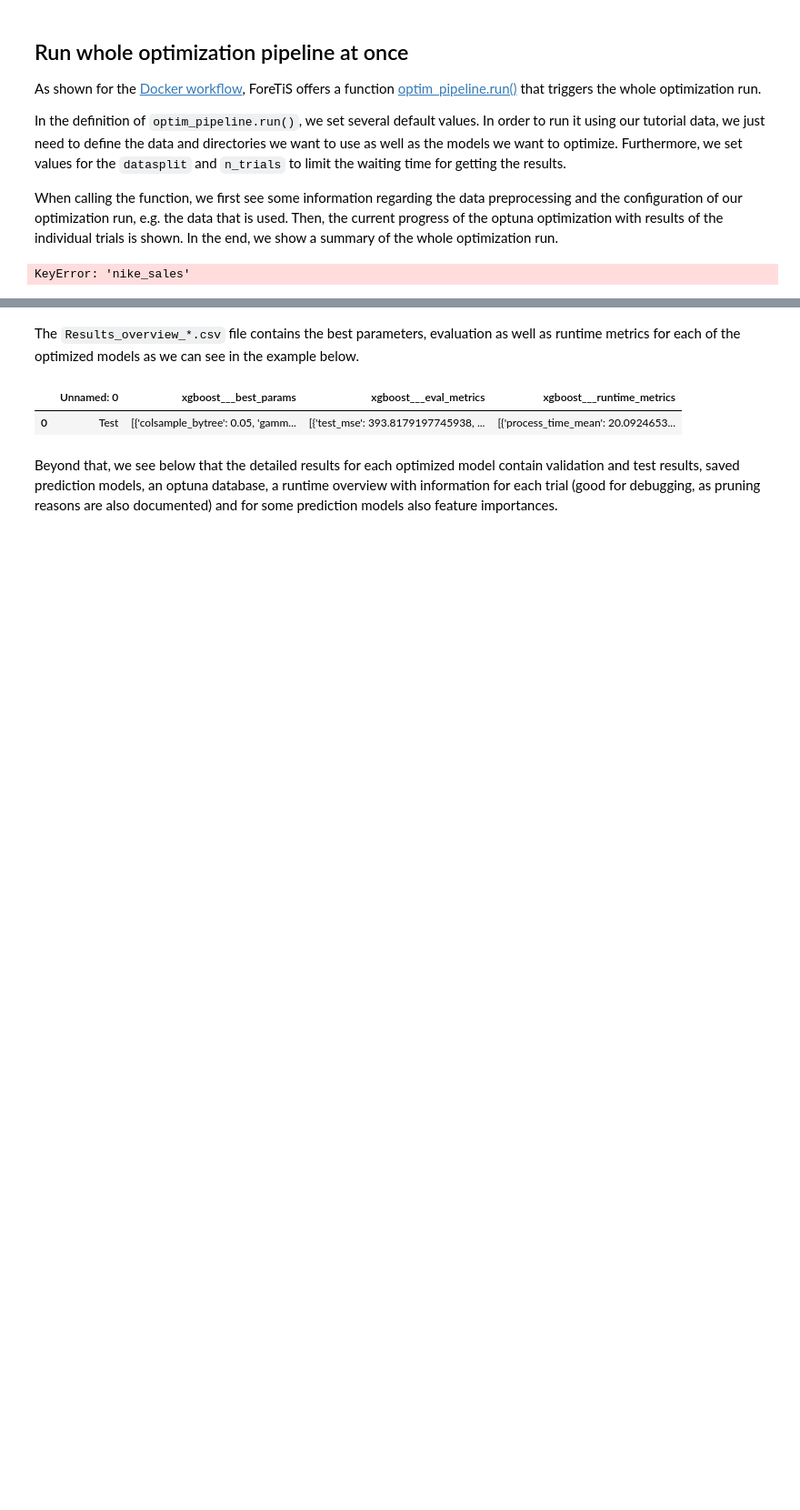
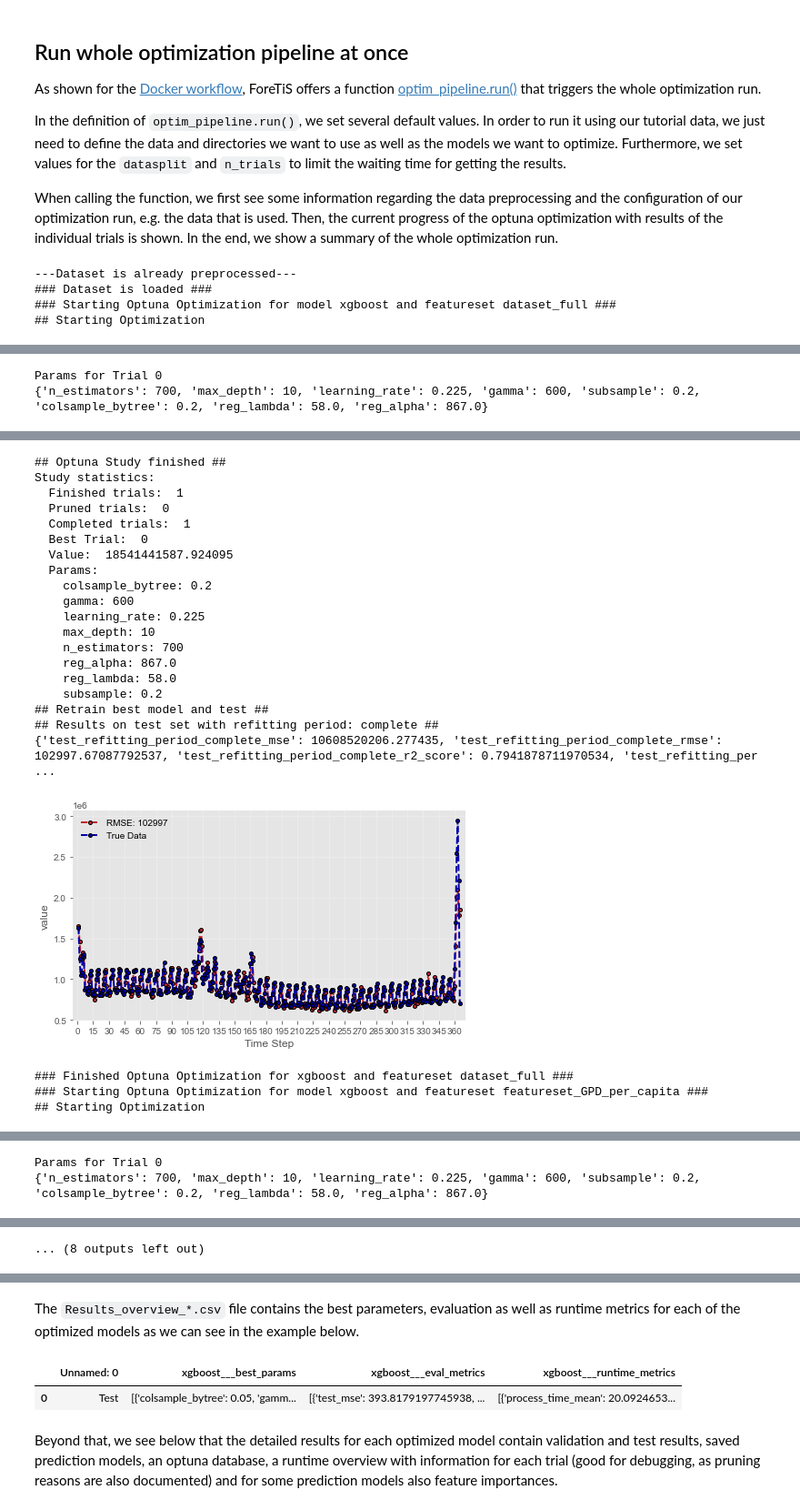
Before and after one commit to grimmlab/ForeTiS, a Jupyter notebook: docs/source/tutorials/HowTo Use ForeTiS as a pip package.ipynb, the cells around one changed output, grey strips where cells are left out. Shown at 91% size. Cells and saved outputs as stored; diff of their text form; code cells hidden in the pictures; blank space fills up the shorter version.

```diff
--- a/docs/source/tutorials/HowTo Use ForeTiS as a pip package.ipynb
+++ b/docs/source/tutorials/HowTo Use ForeTiS as a pip package.ipynb
@@ -45,4 +45,5 @@ import pprint
 # Definition of paths and filenames
 cwd = pathlib.Path.cwd()
 data_dir = cwd.joinpath('tutorial_data')
-data = 'nike_sales'
+save_dir = data_dir
+model = 'xgboost'
@@ -56,8 +55,9 @@ In the definition of ``optim_pipeline.run()``, we set several default values. In
 
 When calling the function, we first see some information regarding the data preprocessing and the configuration of our optimization run, e.g. the data that is used. Then, the current progress of the optuna optimization with results of the individual trials is shown. In the end, we show a summary of the whole optimization run.
 # %%
-ForeTiS.optim_pipeline.run(
-    data_dir=data_dir, data=data, config_file='nike_sales', save_dir=data_dir, models=['xgboost'], n_trials=10, periodical_refit_cycles=['complete', 0, 1, 2], event_lags=[-7, -6, -5, -4, -3, -2, -1, 0, 1, 2, 3]
-)
+ForeTiS.optim_pipeline.run(data_dir=data_dir, data='nike_sales', config_file='nike_sales', save_dir=data_dir, models=[model], n_trials=1, periodical_refit_cycles=['complete'], event_lags=[-7, -6, -5, -4, -3, -2, -1, 0, 1, 2, 3])
 # %% [output]
-KeyError: 'nike_sales'
+---Dataset is already preprocessed---
+### Dataset is loaded ###
+### Starting Optuna Optimization for model xgboost and featureset dataset_full ###
+## Starting Optimization
@@ -63,0 +65,2 @@ KeyError: 'nike_sales'
+Params for Trial 0
+{'n_estimators': 700, 'max_depth': 10, 'learning_rate': 0.225, 'gamma': 600, 'subsample': 0.2, 'colsample_bytree': 0.2, 'reg_lambda': 58.0, 'reg_alpha': 867.0}
@@ -63,0 +68,23 @@ KeyError: 'nike_sales'
+## Optuna Study finished ##
+Study statistics:
+  Finished trials:  1
+  Pruned trials:  0
+  Completed trials:  1
+  Best Trial:  0
+  Value:  18541441587.924095
+  Params:
+    colsample_bytree: 0.2
+    gamma: 600
+    learning_rate: 0.225
+    max_depth: 10
+    n_estimators: 700
+    reg_alpha: 867.0
+    reg_lambda: 58.0
+    subsample: 0.2
+## Retrain best model and test ##
+## Results on test set with refitting period: complete ##
+{'test_refitting_period_complete_mse': 10608520206.277435, 'test_refitting_period_complete_rmse': 102997.67087792537, 'test_refitting_period_complete_r2_score': 0.7941878711970534, 'test_refitting_per ...
+[figure, added]
+### Finished Optuna Optimization for xgboost and featureset dataset_full ###
+### Starting Optuna Optimization for model xgboost and featureset featureset_GPD_per_capita ###
+## Starting Optimization
@@ -63,0 +92,2 @@ KeyError: 'nike_sales'
+Params for Trial 0
+{'n_estimators': 700, 'max_depth': 10, 'learning_rate': 0.225, 'gamma': 600, 'subsample': 0.2, 'colsample_bytree': 0.2, 'reg_lambda': 58.0, 'reg_alpha': 867.0}
@@ -64,3 +115,4 @@ KeyError: 'nike_sales'
+... (8 outputs left out)
 # %% [markdown]
 Within the defined ``save_dir``, a ``results`` folder will be created.
 
```
Also changed, not shown: parts of 19 cells of this notebook, 5 other files.
